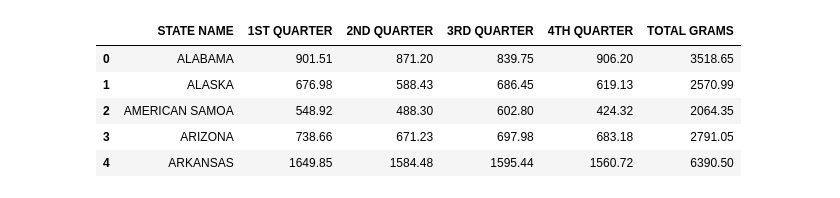
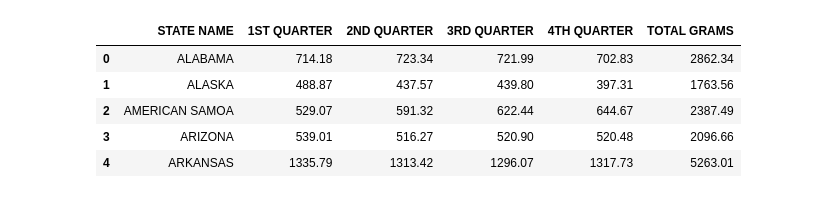
Before and after one commit to niallkehoe/google-datathon, a Jupyter notebook: state_dea.ipynb, the cells around one changed output. Cells and saved outputs as stored; diff of their text form; code cells hidden in the pictures.

```diff
--- a/state_dea.ipynb
+++ b/state_dea.ipynb
@@ -4,17 +4,17 @@
 # %%
 import pandas as pd
 
-year = 2020
+year = 2022
 # per 100k of population
 df = pd.read_csv(f"data/state_dea/{year}-Codeine.csv")
 df.head()
 # %% [output]
 |  | STATE NAME | 1ST QUARTER | 2ND QUARTER | 3RD QUARTER | 4TH QUARTER | TOTAL GRAMS |
-| 0 | ALABAMA | 901.51 | 871.20 | 839.75 | 906.20 | 3518.65 |
-| 1 | ALASKA | 676.98 | 588.43 | 686.45 | 619.13 | 2570.99 |
-| 2 | AMERICAN SAMOA | 548.92 | 488.30 | 602.80 | 424.32 | 2064.35 |
-| 3 | ARIZONA | 738.66 | 671.23 | 697.98 | 683.18 | 2791.05 |
-| 4 | ARKANSAS | 1649.85 | 1584.48 | 1595.44 | 1560.72 | 6390.50 |
+| 0 | ALABAMA | 714.18 | 723.34 | 721.99 | 702.83 | 2862.34 |
+| 1 | ALASKA | 488.87 | 437.57 | 439.80 | 397.31 | 1763.56 |
+| 2 | AMERICAN SAMOA | 529.07 | 591.32 | 622.44 | 644.67 | 2387.49 |
+| 3 | ARIZONA | 539.01 | 516.27 | 520.90 | 520.48 | 2096.66 |
+| 4 | ARKANSAS | 1335.79 | 1313.42 | 1296.07 | 1317.73 | 5263.01 |
 # %%
 state_abbr_map = {
     "ALABAMA": "AL", "ALASKA": "AK", "AMERICAN SAMOA": "AS", "ARIZONA": "AZ", "ARKANSAS": "AR",
```
Also changed, not shown: 3 other files.
